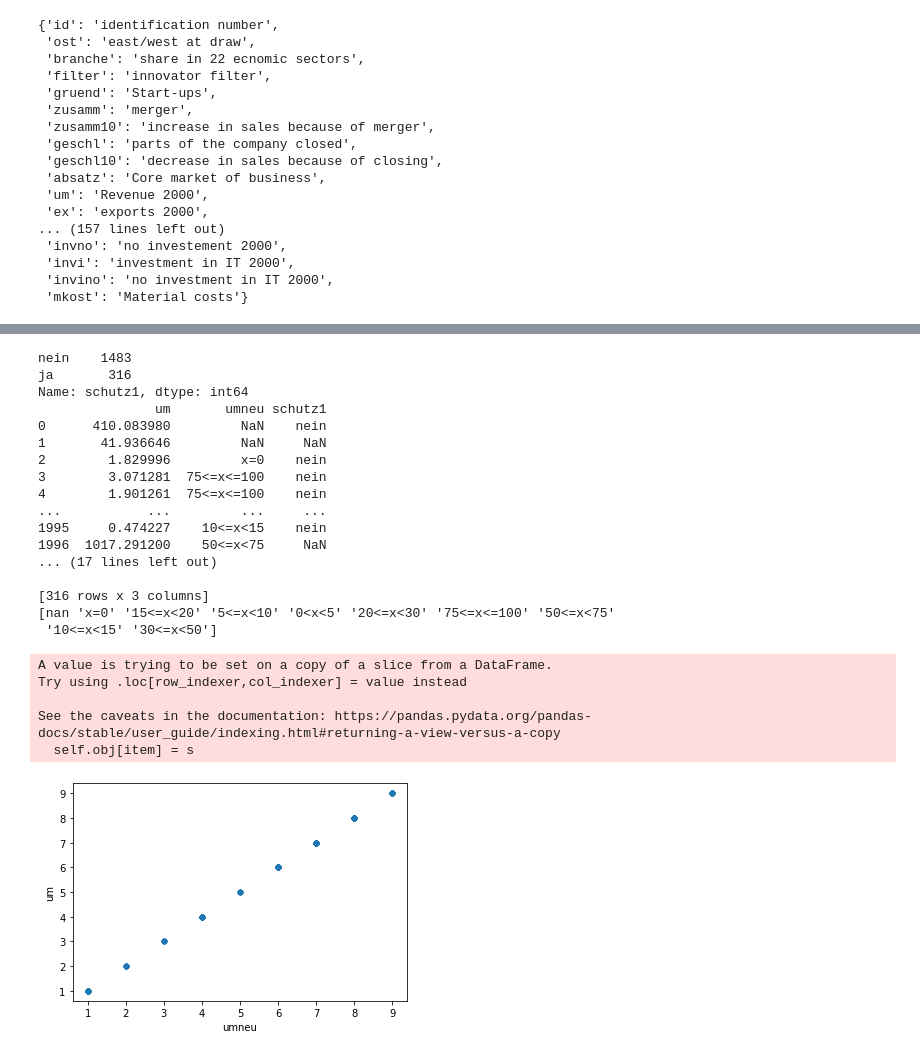
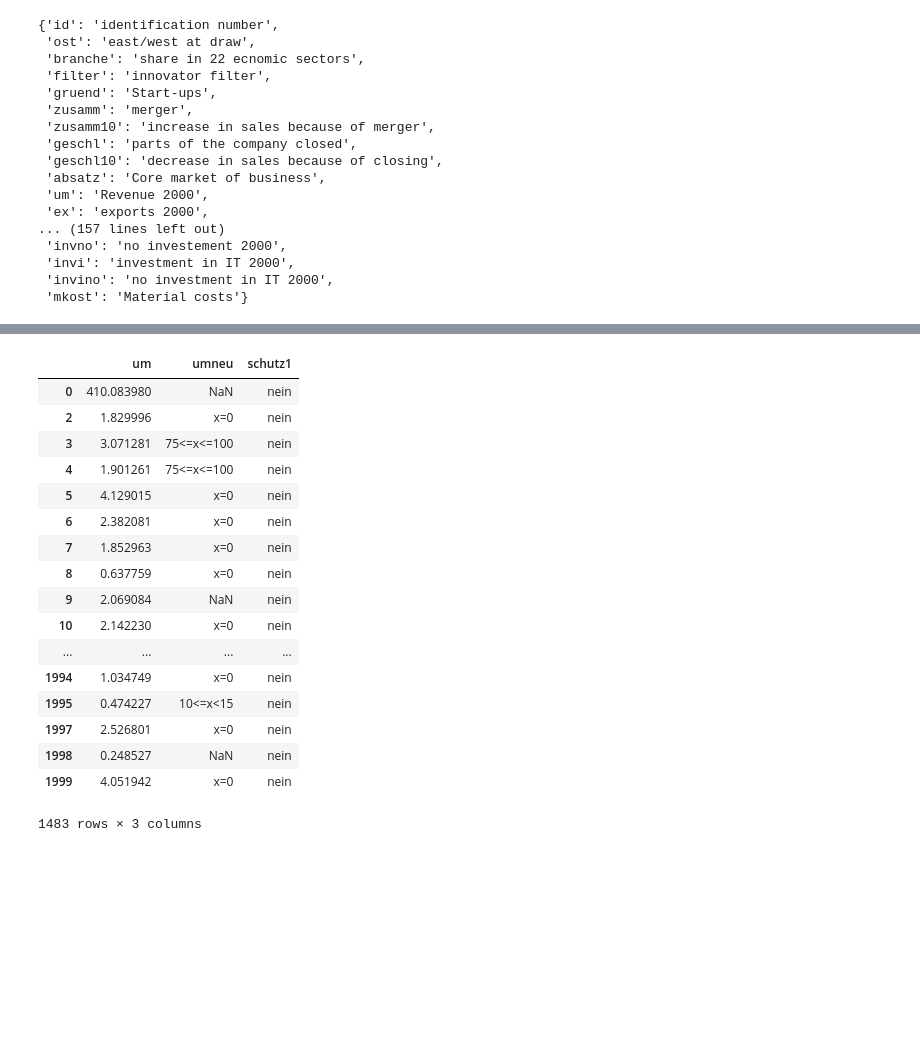
Before and after one commit to limarizon/Economics-and-Innovation-of-IP-Practica, a Jupyter notebook: script.ipynb, the cells around one changed output, grey strips where cells are left out. Drawn from its saved outputs; the diff is of its cells as text; code cells hidden in the pictures; blank space fills up the shorter version.

```diff
--- a/script.ipynb
+++ b/script.ipynb
@@ -82,54 +90,22 @@ print(df)
 # %%
 #algemeen
 df.loc[df['schutz1']=='nein']
-df.loc[]
+# %% [output]
+|  | um | umneu | schutz1 |
+| 0 | 410.083980 | NaN | nein |
+| 2 | 1.829996 | x=0 | nein |
+| 3 | 3.071281 | 75<=x<=100 | nein |
+| 4 | 1.901261 | 75<=x<=100 | nein |
+| 5 | 4.129015 | x=0 | nein |
+| 6 | 2.382081 | x=0 | nein |
+| 7 | 1.852963 | x=0 | nein |
+| 8 | 0.637759 | x=0 | nein |
+| 9 | 2.069084 | NaN | nein |
+| 10 | 2.142230 | x=0 | nein |
+| ... | ... | ... | ... |
+| 1994 | 1.034749 | x=0 | nein |
+| 1995 | 0.474227 | 10<=x<15 | nein |
+| 1997 | 2.526801 | x=0 | nein |
+| 1998 | 0.248527 | NaN | nein |
+| 1999 | 4.051942 | x=0 | nein |
+1483 rows × 3 columns
-# %%
-#Patents
-df['schutz1'].dropna()
-
-schutz1 = df['schutz1']
-print(schutz1.value_counts())
-
-print(df)
-
-dfSchutz1IPTrue = df.loc[df['schutz1']=='ja']
-#df2 = df['schutz1'].str.contains('ja')
-print(dfSchutz1IPTrue)
-vars = dfSchutz1IPTrue['umneu'].unique()
-print(vars)
-dfSchutz1IPTrue.loc[df['umneu']=='x=0']=1
-dfSchutz1IPTrue.loc[df['umneu']=='0<x<5']=2
-dfSchutz1IPTrue.loc[df['umneu']=='5<=x<10']=3
-dfSchutz1IPTrue.loc[df['umneu']=='10<=x<15']=4
-dfSchutz1IPTrue.loc[df['umneu']=='15<=x<20']=5
-dfSchutz1IPTrue.loc[df['umneu']=='20<=x<30']=6
-dfSchutz1IPTrue.loc[df['umneu']=='30<=x<50']=7
-dfSchutz1IPTrue.loc[df['umneu']=='50<=x<75']=8
-dfSchutz1IPTrue.loc[df['umneu']=='75<=x<=100']=9
-
-dfSchutz1IPTrue.plot(x='umneu', y='um', kind='scatter')
-plt.show()
-# %% [output]
-nein    1483
-ja       316
-Name: schutz1, dtype: int64
-               um       umneu schutz1
-0      410.083980         NaN    nein
-1       41.936646         NaN     NaN
-2        1.829996         x=0    nein
-3        3.071281  75<=x<=100    nein
-4        1.901261  75<=x<=100    nein
-...           ...         ...     ...
-1995     0.474227    10<=x<15    nein
-1996  1017.291200    50<=x<75     NaN
-... (17 lines left out)
-
-[316 rows x 3 columns]
-[nan 'x=0' '15<=x<20' '5<=x<10' '0<x<5' '20<=x<30' '75<=x<=100' '50<=x<75'
- '10<=x<15' '30<=x<50']
-A value is trying to be set on a copy of a slice from a DataFrame.
-Try using .loc[row_indexer,col_indexer] = value instead
-
-See the caveats in the documentation: https://pandas.pydata.org/pandas-docs/stable/user_guide/indexing.html#returning-a-view-versus-a-copy
-  self.obj[item] = s
-[figure, removed]
```
Also changed, not shown: parts of 5 cells of this notebook.
